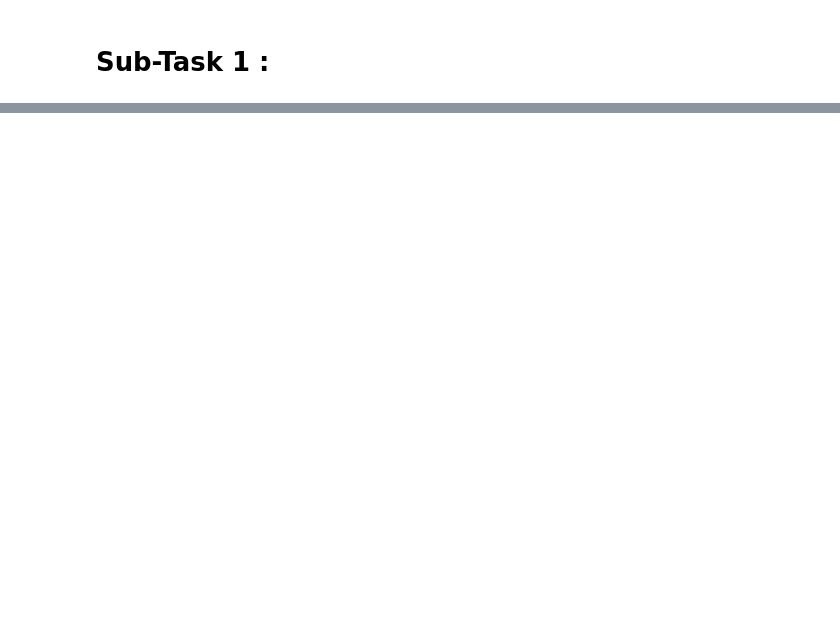
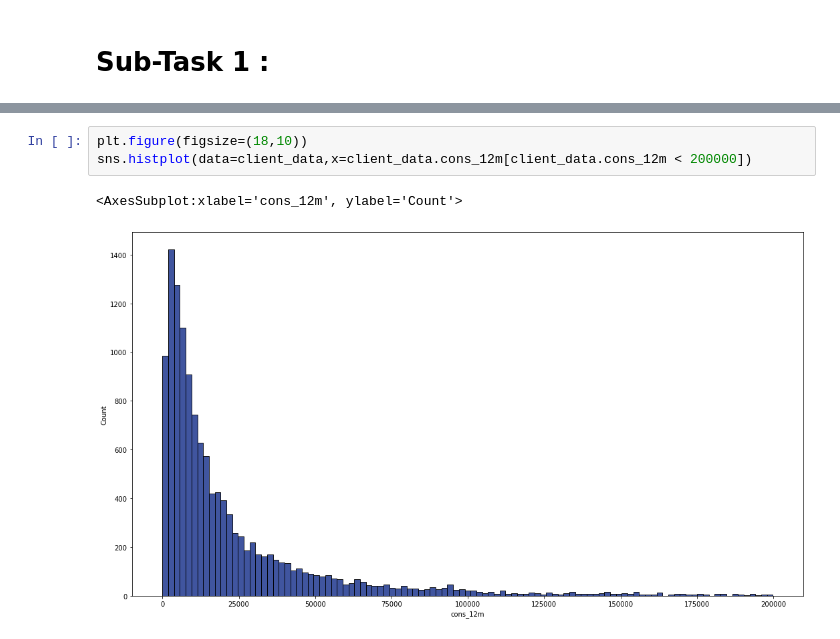
Before and after one commit to Ahmed-G-ElTaher/Churn-Model-Data-Science-Analytics-Virtual-Intern-at-BCG, a Jupyter notebook: Task 2/EDA_Answer.ipynb, the cells around one changed output, grey strips where cells are left out. Drawn from its saved outputs; the diff is of its cells as text; blank space fills up the shorter version.

```diff
--- a/Task 2/EDA_Answer.ipynb
+++ b/Task 2/EDA_Answer.ipynb
@@ -113,0 +121,6 @@ sns.countplot(data=client_data,x=client_data.churn)
+# %%
+plt.figure(figsize=(18,10))
+sns.histplot(data=client_data,x=client_data.cons_12m[client_data.cons_12m < 200000])
+# %% [output]
+<AxesSubplot:xlabel='cons_12m', ylabel='Count'>
+[figure, added]
```
Also changed, not shown: parts of 13 cells of this notebook, 1 other file.
